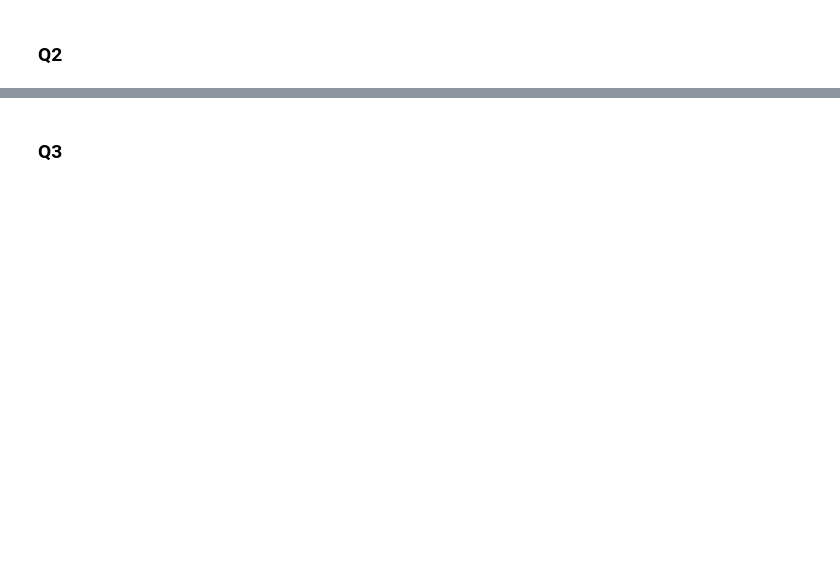
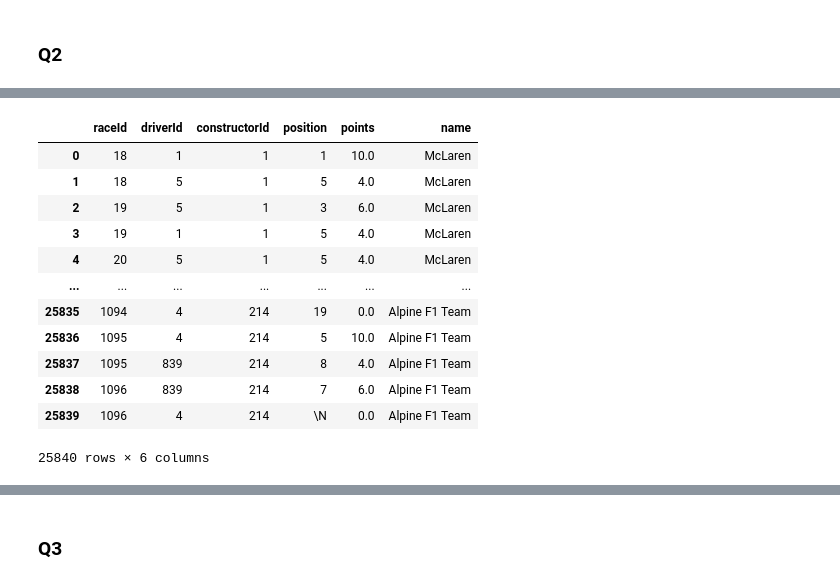
Before and after one commit to jiyeonsongg/f1-data-visualization-d3js, a Jupyter notebook: cleaning.ipynb, the cells around one changed output, grey strips where cells are left out. Drawn from its saved outputs; the diff is of its cells as text; code cells hidden in the pictures; blank space fills up the shorter version.

```diff
--- a/cleaning.ipynb
+++ b/cleaning.ipynb
@@ -81,0 +175,17 @@ q1_output.to_csv('q1_clean.csv', index=False)
+# %%
+merge_q2_constructor = results_df.merge(constructors_df, left_on= 'constructorId', right_on='constructorId')
+merge_q2_constructor#.dtypes
+# %% [output]
+|  | raceId | driverId | constructorId | position | points | name |
+| 0 | 18 | 1 | 1 | 1 | 10.0 | McLaren |
+| 1 | 18 | 5 | 1 | 5 | 4.0 | McLaren |
+| 2 | 19 | 5 | 1 | 3 | 6.0 | McLaren |
+| 3 | 19 | 1 | 1 | 5 | 4.0 | McLaren |
+| 4 | 20 | 5 | 1 | 5 | 4.0 | McLaren |
+| ... | ... | ... | ... | ... | ... | ... |
+| 25835 | 1094 | 4 | 214 | 19 | 0.0 | Alpine F1 Team |
+| 25836 | 1095 | 4 | 214 | 5 | 10.0 | Alpine F1 Team |
+| 25837 | 1095 | 839 | 214 | 8 | 4.0 | Alpine F1 Team |
+| 25838 | 1096 | 839 | 214 | 7 | 6.0 | Alpine F1 Team |
+| 25839 | 1096 | 4 | 214 | \N | 0.0 | Alpine F1 Team |
+25840 rows × 6 columns
```
Also changed, not shown: parts of 34 cells of this notebook, 6 other files.
